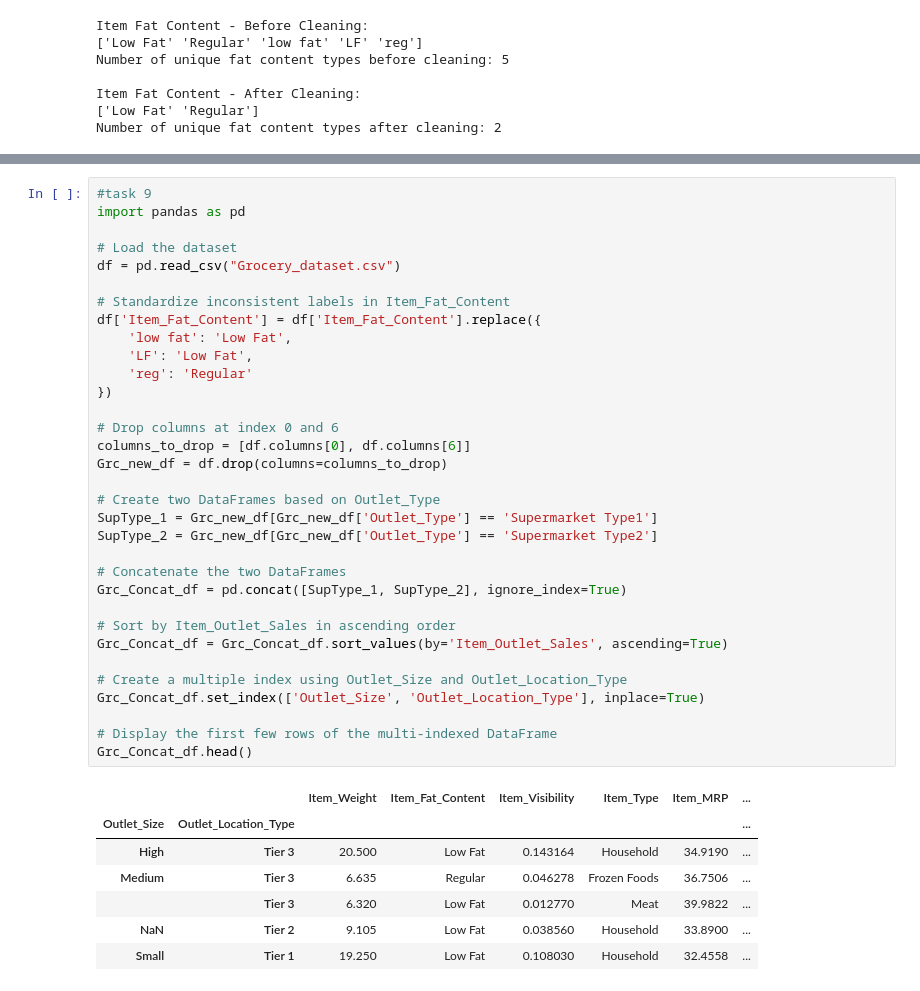
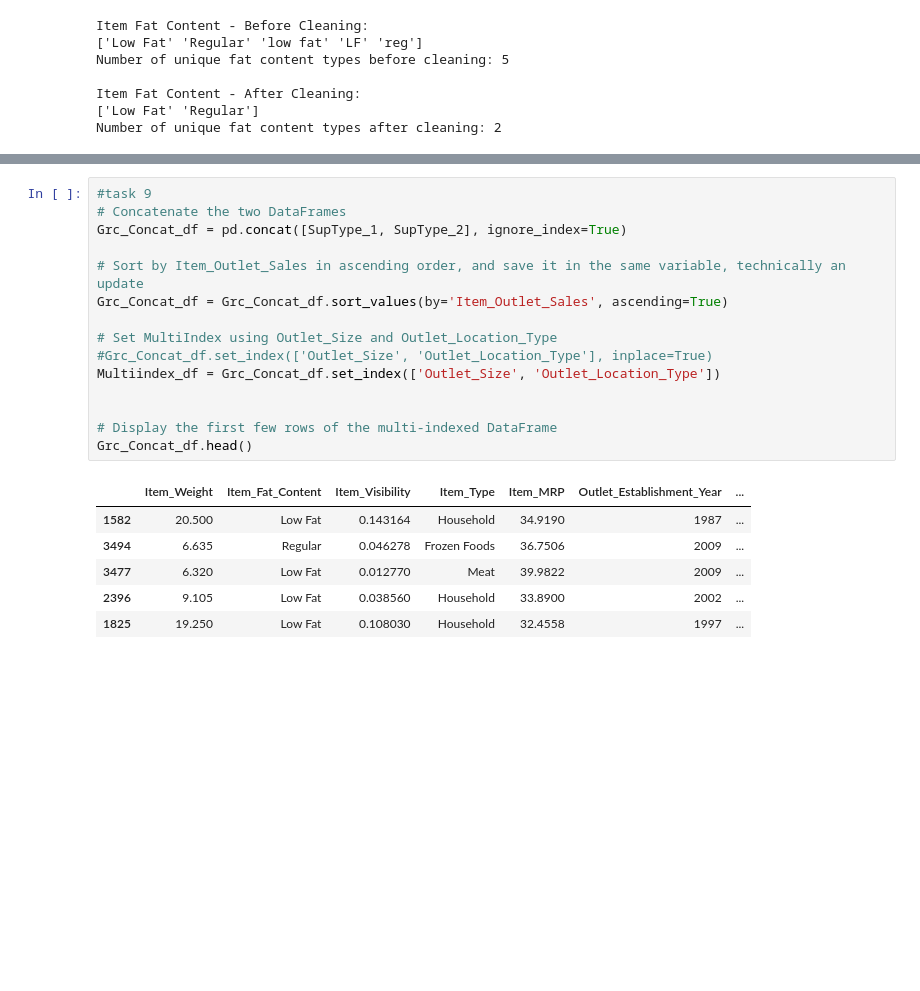
Before and after one commit to DAVE3625/Dave3625-Host-2025, a Jupyter notebook: Mandatory Assignments/MA1/oblig1.ipynb, the cells around one changed output, grey strips where cells are left out. Drawn from its saved outputs; the diff is of its cells as text; blank space fills up the shorter version.

```diff
--- a/Mandatory Assignments/MA1/oblig1.ipynb
+++ b/Mandatory Assignments/MA1/oblig1.ipynb
@@ -267,44 +259,25 @@ lowest_sales_location_type
 # %%
 #task 9
-import pandas as pd
-
-# Load the dataset
-df = pd.read_csv("Grocery_dataset.csv")
-
-# Standardize inconsistent labels in Item_Fat_Content
-df['Item_Fat_Content'] = df['Item_Fat_Content'].replace({
-    'low fat': 'Low Fat',
-    'LF': 'Low Fat',
-    'reg': 'Regular'
-})
-
-# Drop columns at index 0 and 6
-columns_to_drop = [df.columns[0], df.columns[6]]
-Grc_new_df = df.drop(columns=columns_to_drop)
-
-# Create two DataFrames based on Outlet_Type
-SupType_1 = Grc_new_df[Grc_new_df['Outlet_Type'] == 'Supermarket Type1']
-SupType_2 = Grc_new_df[Grc_new_df['Outlet_Type'] == 'Supermarket Type2']
-
 # Concatenate the two DataFrames
 Grc_Concat_df = pd.concat([SupType_1, SupType_2], ignore_index=True)
 
-# Sort by Item_Outlet_Sales in ascending order
+# Sort by Item_Outlet_Sales in ascending order, and save it in the same variable, technically an update
 Grc_Concat_df = Grc_Concat_df.sort_values(by='Item_Outlet_Sales', ascending=True)
 
-# Create a multiple index using Outlet_Size and Outlet_Location_Type
-Grc_Concat_df.set_index(['Outlet_Size', 'Outlet_Location_Type'], inplace=True)
+# Set MultiIndex using Outlet_Size and Outlet_Location_Type
+#Grc_Concat_df.set_index(['Outlet_Size', 'Outlet_Location_Type'], inplace=True)
+Multiindex_df = Grc_Concat_df.set_index(['Outlet_Size', 'Outlet_Location_Type'])
+
 
 # Display the first few rows of the multi-indexed DataFrame
 Grc_Concat_df.head()
 # %% [output]
-|  |  | Item_Weight | Item_Fat_Content | Item_Visibility | Item_Type | Item_MRP | ... |
-| Outlet_Size | Outlet_Location_Type |  |  |  |  |  | ... |
-| High | Tier 3 | 20.500 | Low Fat | 0.143164 | Household | 34.9190 | ... |
-| Medium | Tier 3 | 6.635 | Regular | 0.046278 | Frozen Foods | 36.7506 | ... |
-|  | Tier 3 | 6.320 | Low Fat | 0.012770 | Meat | 39.9822 | ... |
-| NaN | Tier 2 | 9.105 | Low Fat | 0.038560 | Household | 33.8900 | ... |
-| Small | Tier 1 | 19.250 | Low Fat | 0.108030 | Household | 32.4558 | ... |
+|  | Item_Weight | Item_Fat_Content | Item_Visibility | Item_Type | Item_MRP | Outlet_Establishment_Year | ... |
+| 1582 | 20.500 | Low Fat | 0.143164 | Household | 34.9190 | 1987 | ... |
+| 3494 | 6.635 | Regular | 0.046278 | Frozen Foods | 36.7506 | 2009 | ... |
+| 3477 | 6.320 | Low Fat | 0.012770 | Meat | 39.9822 | 2009 | ... |
+| 2396 | 9.105 | Low Fat | 0.038560 | Household | 33.8900 | 2002 | ... |
+| 1825 | 19.250 | Low Fat | 0.108030 | Household | 32.4558 | 1997 | ... |
 # %%
 #Task  10
 
```
Also changed, not shown: parts of 6 cells of this notebook.
